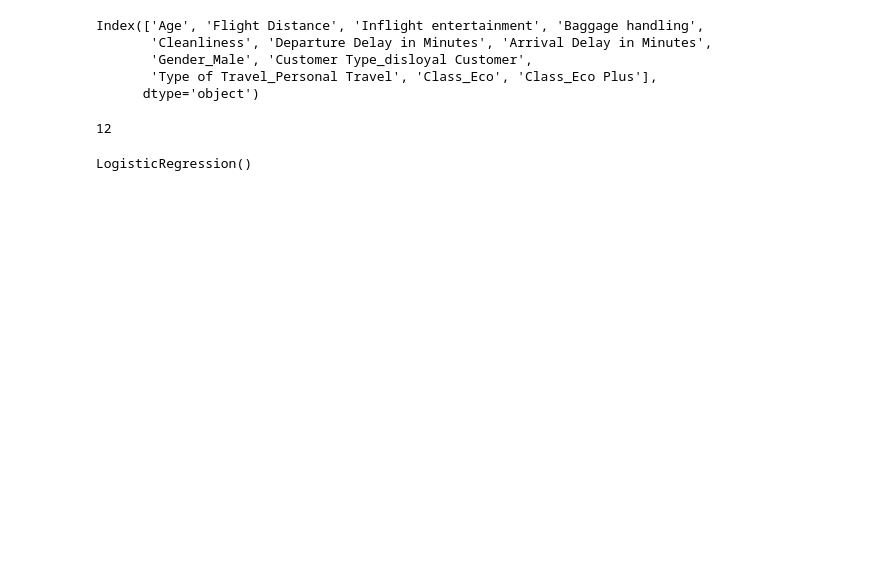
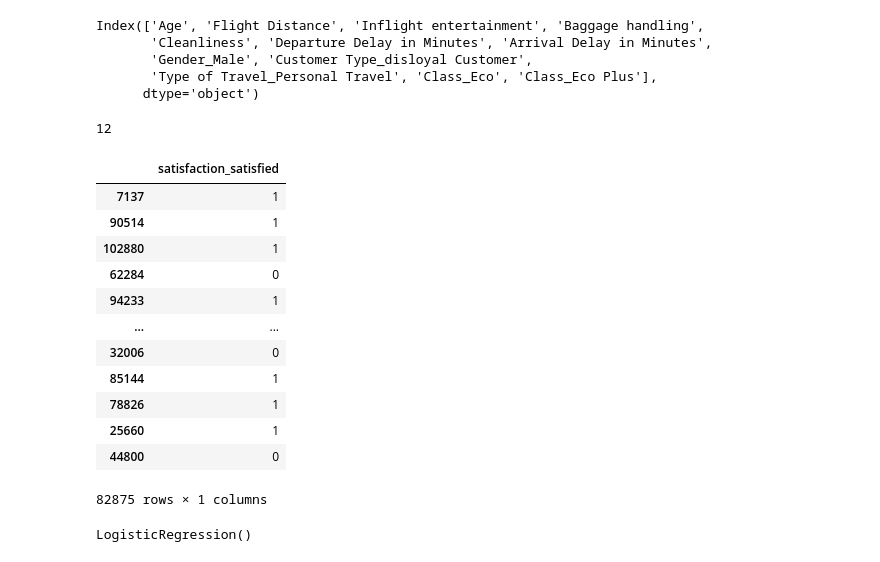
Before and after one commit to upflairs-pvt-ltd/3rd_july_datascience, a Jupyter notebook: customer_satisfaction/Untitled8.ipynb, the cells around one changed output. Drawn from its saved outputs; the diff is of its cells as text; code cells hidden in the pictures; blank space fills up the shorter version.

```diff
--- a/customer_satisfaction/Untitled8.ipynb
+++ b/customer_satisfaction/Untitled8.ipynb
@@ -194,6 +194,22 @@ Index(['Age', 'Flight Distance', 'Inflight entertainment', 'Baggage handling',
 len(x_train.columns)
 # %% [output]
 12
+# %%
+y_train
+# %% [output]
+|  | satisfaction_satisfied |
+| 7137 | 1 |
+| 90514 | 1 |
+| 102880 | 1 |
+| 62284 | 0 |
+| 94233 | 1 |
+| ... | ... |
+| 32006 | 0 |
+| 85144 | 1 |
+| 78826 | 1 |
+| 25660 | 1 |
+| 44800 | 0 |
+82875 rows × 1 columns
 # %%
 import warnings
 warnings.filterwarnings('ignore')
```
Also changed, not shown: parts of 7 cells of this notebook, 4 other files.
